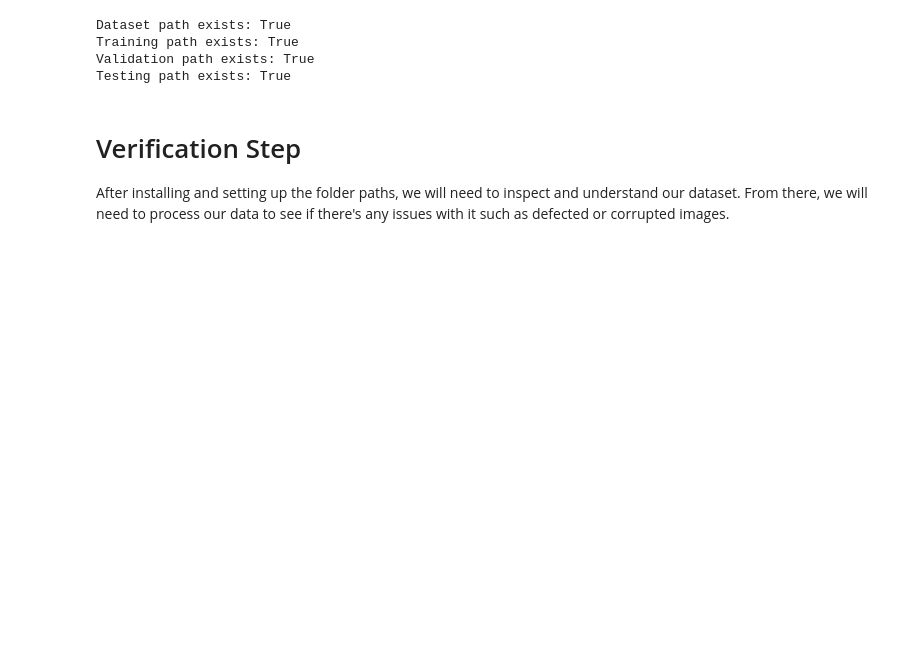
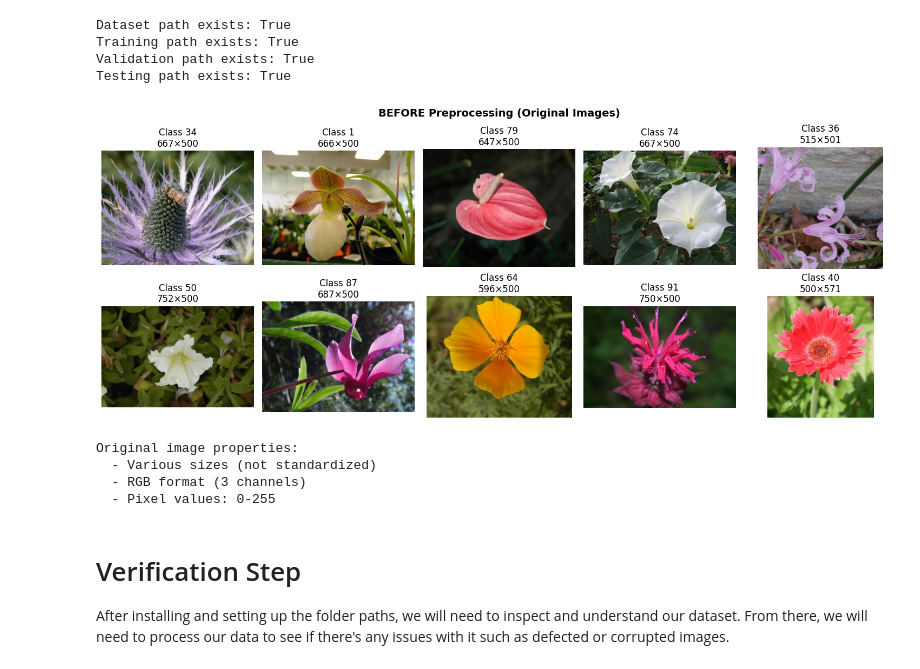
Before and after one commit to Tharshen2124/Machine-Learning-Assignment, a Jupyter notebook: main.ipynb, the cells around one changed output. Saved outputs shown, nothing was run; the diff lists cells and outputs as text; code cells hidden in the pictures; blank space fills up the shorter version.

```diff
--- a/main.ipynb
+++ b/main.ipynb
@@ -32,6 +29,44 @@ Dataset path exists: True
 Training path exists: True
 Validation path exists: True
 Testing path exists: True
+# %%
+fig, axes = plt.subplots(2, 5, figsize=(15, 6))
+axes = axes.flatten()
+
+# Get 10 random images from training set (original, unprocessed)
+np.random.seed(10)
+all_image_paths = []
+all_labels = []
+
+for label, folder in enumerate(sorted(training_data_path.iterdir(), key=lambda x: int(x.name))):
+    if folder.is_dir():
+        for img_path in folder.glob('*.jpg'):
+            all_image_paths.append(img_path)
+            all_labels.append(label)
+
+random_indices = np.random.choice(len(all_image_paths), 10, replace=False)
+
+for idx, ax in enumerate(axes):
+    img_idx = random_indices[idx]
+    img = Image.open(all_image_paths[img_idx])
+    ax.imshow(img)
+    ax.set_title(f"Class {all_labels[img_idx]}\n{img.size[0]}×{img.size[1]}")
+    ax.axis('off')
+
+plt.suptitle("BEFORE Preprocessing (Original Images)", fontsize=14, fontweight='bold')
+plt.tight_layout()
+plt.show()
+
+print("Original image properties:")
+print("  - Various sizes (not standardized)")
+print("  - RGB format (3 channels)")
+print("  - Pixel values: 0-255")
+# %% [output]
+[figure, added]
+Original image properties:
+  - Various sizes (not standardized)
+  - RGB format (3 channels)
+  - Pixel values: 0-255
 # %% [markdown]
 # Verification Step
 After installing and setting up the folder paths, we will need to inspect and understand our dataset. From there, we will need to process our data to see if there's any issues with it such as defected or corrupted images.
```
Also changed, not shown: parts of 27 cells of this notebook.
